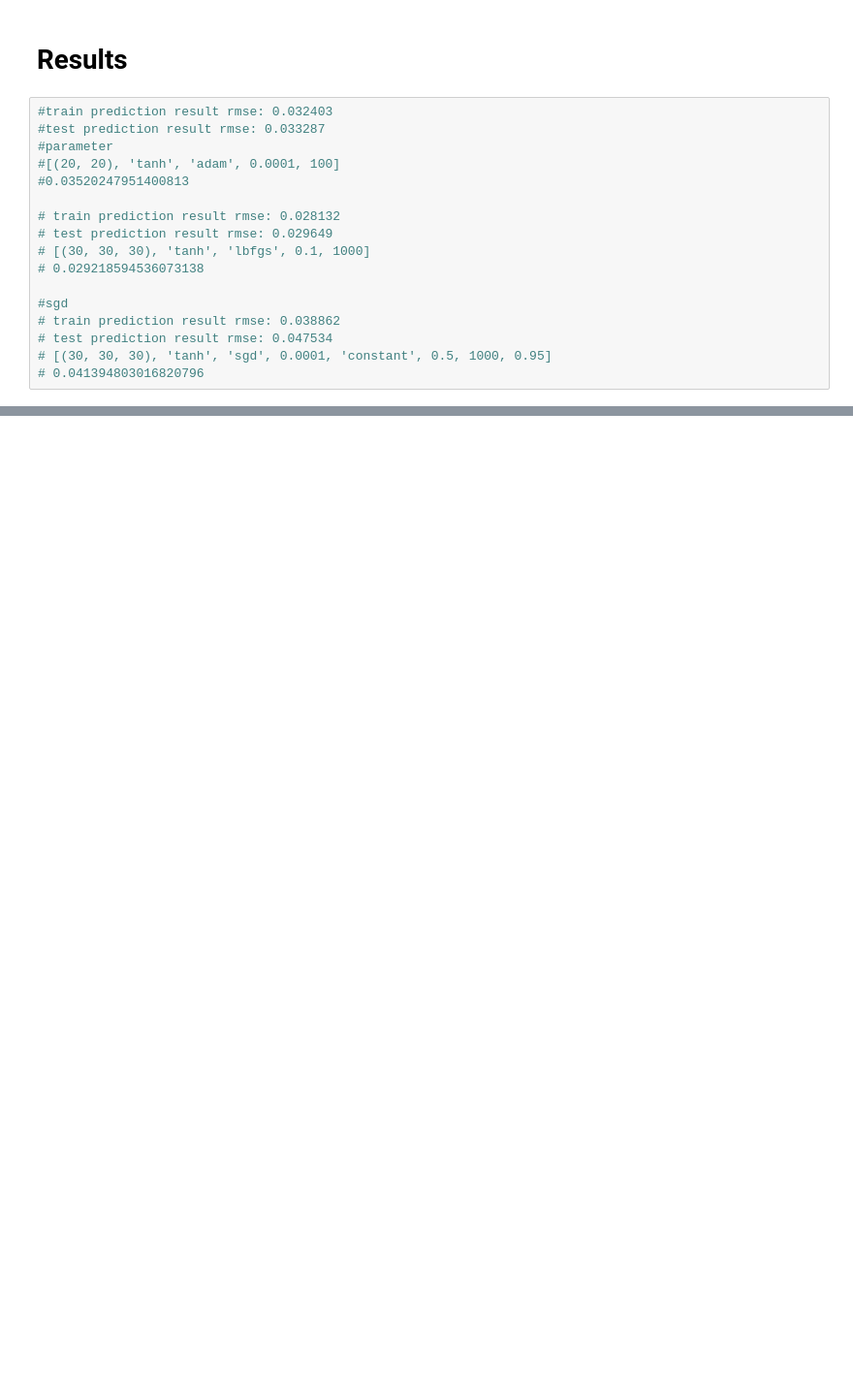
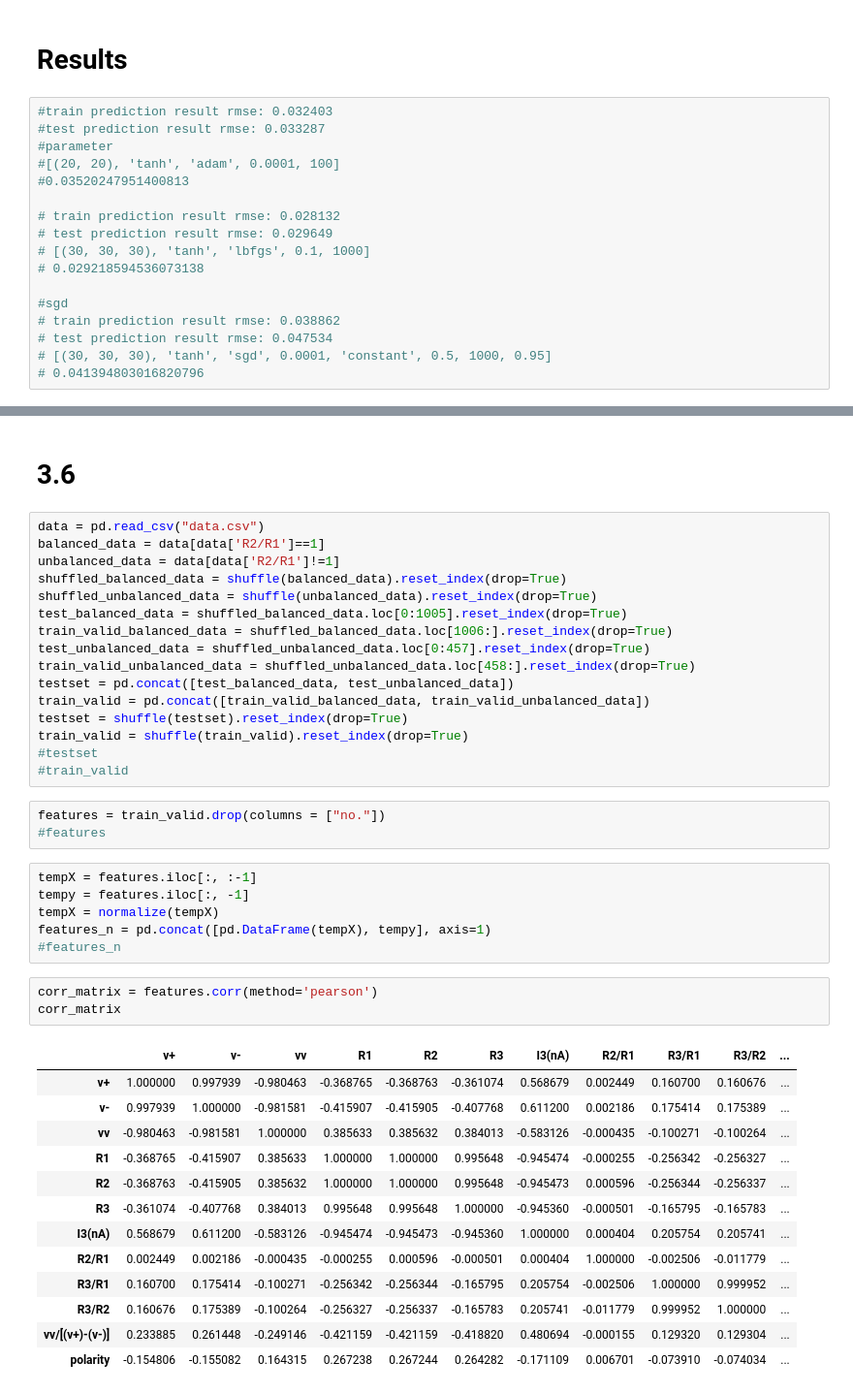
Before and after one commit to Francis-Y-y/ipp_ai_voltage_reference, a Jupyter notebook: Public/ML_Prediction2.ipynb, the cells around one changed output, grey strips where cells are left out. Shown: that part at 97% size. Cells and saved outputs as stored; diff of their text form; blank space fills up the shorter version.

```diff
--- a/Public/ML_Prediction2.ipynb
+++ b/Public/ML_Prediction2.ipynb
@@ -852,0 +854,44 @@ test prediction result rmse: 0.047534
+# %% [markdown]
+# 3.6
+# %%
+data = pd.read_csv("data.csv")
+balanced_data = data[data['R2/R1']==1]
+unbalanced_data = data[data['R2/R1']!=1]
+shuffled_balanced_data = shuffle(balanced_data).reset_index(drop=True)
+shuffled_unbalanced_data = shuffle(unbalanced_data).reset_index(drop=True)
+test_balanced_data = shuffled_balanced_data.loc[0:1005].reset_index(drop=True)
+train_valid_balanced_data = shuffled_balanced_data.loc[1006:].reset_index(drop=True)
+test_unbalanced_data = shuffled_unbalanced_data.loc[0:457].reset_index(drop=True)
+train_valid_unbalanced_data = shuffled_unbalanced_data.loc[458:].reset_index(drop=True)
+testset = pd.concat([test_balanced_data, test_unbalanced_data])
+train_valid = pd.concat([train_valid_balanced_data, train_valid_unbalanced_data])
+testset = shuffle(testset).reset_index(drop=True)
+train_valid = shuffle(train_valid).reset_index(drop=True)
+#testset
+#train_valid
+# %%
+features = train_valid.drop(columns = ["no."])
+#features
+# %%
+tempX = features.iloc[:, :-1]
+tempy = features.iloc[:, -1]
+tempX = normalize(tempX)
+features_n = pd.concat([pd.DataFrame(tempX), tempy], axis=1)
+#features_n
+# %%
+corr_matrix = features.corr(method='pearson')
+corr_matrix
+# %% [output]
+|  | v+ | v- | vv | R1 | R2 | R3 | I3(nA) | R2/R1 | R3/R1 | R3/R2 | ... |
+| v+ | 1.000000 | 0.997939 | -0.980463 | -0.368765 | -0.368763 | -0.361074 | 0.568679 | 0.002449 | 0.160700 | 0.160676 | ... |
+| v- | 0.997939 | 1.000000 | -0.981581 | -0.415907 | -0.415905 | -0.407768 | 0.611200 | 0.002186 | 0.175414 | 0.175389 | ... |
+| vv | -0.980463 | -0.981581 | 1.000000 | 0.385633 | 0.385632 | 0.384013 | -0.583126 | -0.000435 | -0.100271 | -0.100264 | ... |
+| R1 | -0.368765 | -0.415907 | 0.385633 | 1.000000 | 1.000000 | 0.995648 | -0.945474 | -0.000255 | -0.256342 | -0.256327 | ... |
+| R2 | -0.368763 | -0.415905 | 0.385632 | 1.000000 | 1.000000 | 0.995648 | -0.945473 | 0.000596 | -0.256344 | -0.256337 | ... |
+| R3 | -0.361074 | -0.407768 | 0.384013 | 0.995648 | 0.995648 | 1.000000 | -0.945360 | -0.000501 | -0.165795 | -0.165783 | ... |
+| I3(nA) | 0.568679 | 0.611200 | -0.583126 | -0.945474 | -0.945473 | -0.945360 | 1.000000 | 0.000404 | 0.205754 | 0.205741 | ... |
+| R2/R1 | 0.002449 | 0.002186 | -0.000435 | -0.000255 | 0.000596 | -0.000501 | 0.000404 | 1.000000 | -0.002506 | -0.011779 | ... |
+| R3/R1 | 0.160700 | 0.175414 | -0.100271 | -0.256342 | -0.256344 | -0.165795 | 0.205754 | -0.002506 | 1.000000 | 0.999952 | ... |
+| R3/R2 | 0.160676 | 0.175389 | -0.100264 | -0.256327 | -0.256337 | -0.165783 | 0.205741 | -0.011779 | 0.999952 | 1.000000 | ... |
+| vv/[(v+)-(v-)] | 0.233885 | 0.261448 | -0.249146 | -0.421159 | -0.421159 | -0.418820 | 0.480694 | -0.000155 | 0.129320 | 0.129304 | ... |
+| polarity | -0.154806 | -0.155082 | 0.164315 | 0.267238 | 0.267244 | 0.264282 | -0.171109 | 0.006701 | -0.073910 | -0.074034 | ... |
```
Also changed, not shown: parts of 18 cells of this notebook.
